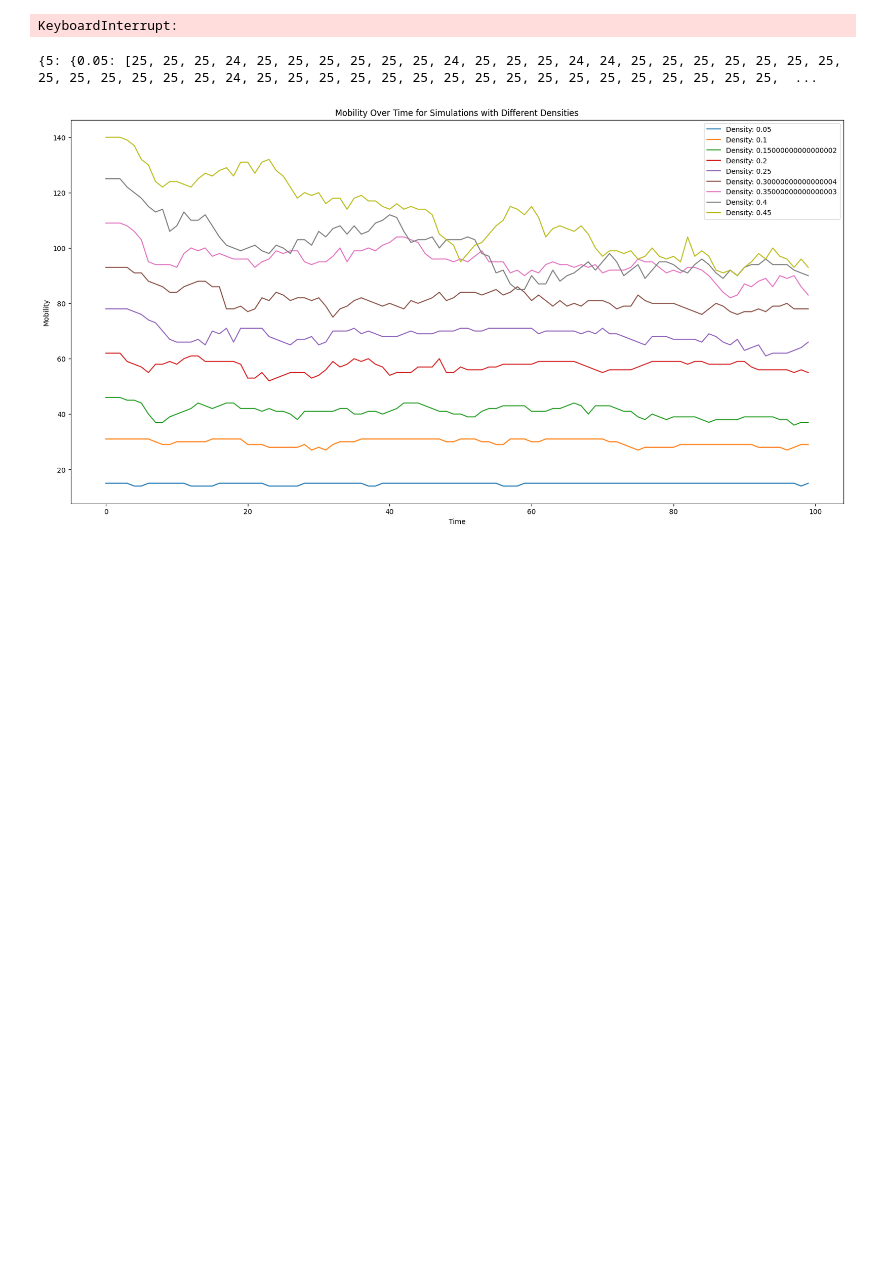
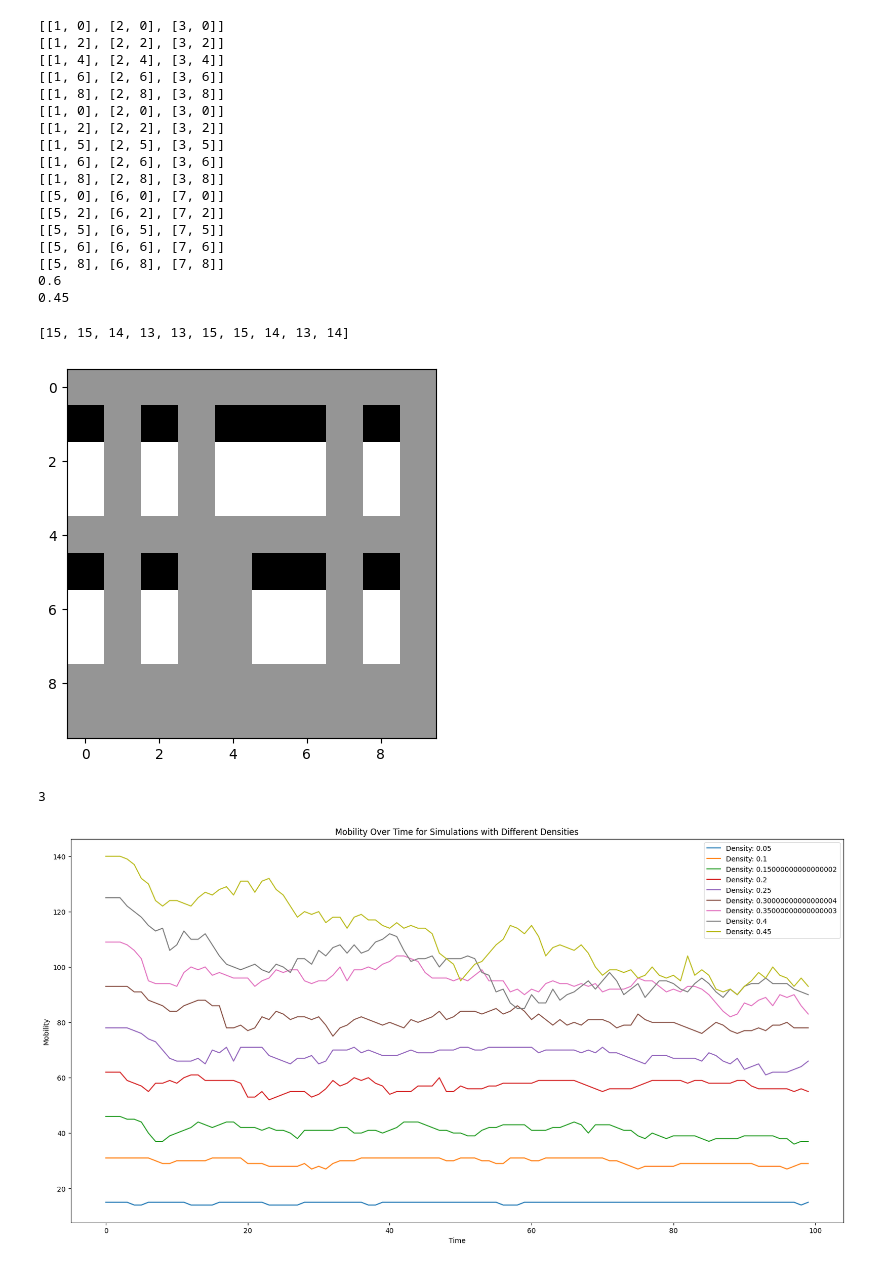
Before and after one commit to Isi2000/FCW, a Jupyter notebook: simulation.ipynb, the cells around one changed output. Saved outputs shown, nothing was run; the diff lists cells and outputs as text; code cells hidden in the pictures; blank space fills up the shorter version.

Commit message:
code kinda working for first simulations

```diff
--- a/simulation.ipynb
+++ b/simulation.ipynb
@@ -6,6 +6,11 @@ import random
 import os
 import json
 # %%
+import numpy as np
+import random
+import matplotlib.pyplot as plt
+from tqdm import tqdm
+
 class Simulation:
     def __init__(self,  b_size=100, density=0.5, chain_len=5):
         self.b_size = b_size
@@ -17,28 +22,26 @@ class Simulation:
         self.mobility = []
 
         idx = 0
+
         while idx < self.n_chains:
-            chain_x, chain_y = np.random.randint(0, self.b_size), np.random.randint(0, self.b_size)
-            # Check if the chain can be placed vertically
-            if len(self.positions)>0:
-                for p in self.positions:
-                    if chain_x + self.chain_len <= self.b_size and all(self.board[chain_x + i, chain_y] not in p for i in range(self.chain_len)):
-                        chains_positions = [(chain_x + k, chain_y) for k in range(self.chain_len)]
-                        self.positions.append(chains_positions)
-                        idx += 1
-                        if idx >= self.n_chains:
-                            break
-                                    # If not, check if the chain can be placed horizontally
-                    elif chain_y + self.chain_len <= self.b_size and all(self.board[chain_x, chain_y + i] not in p for i in range(self.chain_len)):
-                        chains_positions = [(chain_x, chain_y + k) for k in range(self.chain_len)]
-                        self.positions.append(chains_positions)
-                        idx += 1
-                        if idx >= self.n_chains:
-                            break
+            row = len(self.positions)//self.b_size
+            for i in range(1,self.b_size, 2):
+                random_mov = np.random.choice([0,-1])
+                chains_positions = [[1+row*chain_len + k, i + random_mov  ] for k in range(chain_len-1)]
+                if chains_positions[:][0] not in self.positions:
+                    self.positions.append(chains_positions)
+                    idx += 1
+                if idx >= self.n_chains:
+                    break
+
 
         self.labeled_chains = {key: position for key, position in enumerate(self.positions, 1)}
         self.update_board()
-        self.density = len(self.positions) * chain_len / self.b_size**2
+        self.density_1 = len(self.labeled_chains) * (self.chain_len-1) / (self.b_size)**2
+        for _, values in self.labeled_chains.items():
+            print(values)
+
+
 
     def update_board(self):
         self.board = np.zeros((self.b_size, self.b_size))
@@ -46,9 +49,9 @@ class Simulation:
             for index, (x, y) in enumerate(positions):
                 if index == 0:
                     # Initialize to a different value if it's the first one in the chain
-                    self.board[x, y] = 1
+                    self.board[x, y] = 10
                 else:
-                    self.board[x, y] = -1
+                    self.board[x, y] = -10
 
     def free_spot_finder(self, coordinate):
         free_spots = []
@@ -68,37 +71,56 @@ class Simulation:
                 count += 1
         return count
 
     def step(self):
       for key, positions in self.labeled_chains.items():
         free_spots = self.free_spot_finder(positions[0])
         if free_spots:
           mov = random.choice(free_spots)
           self.board[positions[-1]] = 0
           positions[1:] = positions[0:-1]
           positions[0] = mov
         self.update_board()
       self.mobility.append(self.mobility_measurer())
 
     def evolution(self, num_of_iterations, show_progress_bar=True):
         if show_progress_bar:
             progress_bar = tqdm(range(num_of_iterations))
         else:
             progress_bar = range(num_of_iterations)
 
         for i in progress_bar:
             self.step()
             #if i%(num_of_iterations-1) == 0:
             #  plt.imshow(self.board)
             #  plt.show()
 
 
-s = Simulation(b_size=10, density=0.3, chain_len=2)
-print(len(s.positions))
+s = Simulation(b_size=10, density= 0.6, chain_len=4)
 print(s.density)
-plt.imshow(s.board)
+print(s.density_1)
+plt.imshow(s.board, cmap='Greys')  # You can choose any colormap here
 s.evolution(10)
+print(s.mobility)
 # %% [output]
-KeyboardInterrupt:
+[[1, 0], [2, 0], [3, 0]]
+[[1, 2], [2, 2], [3, 2]]
+[[1, 4], [2, 4], [3, 4]]
+[[1, 6], [2, 6], [3, 6]]
+[[1, 8], [2, 8], [3, 8]]
+[[1, 0], [2, 0], [3, 0]]
+[[1, 2], [2, 2], [3, 2]]
+[[1, 5], [2, 5], [3, 5]]
+[[1, 6], [2, 6], [3, 6]]
+[[1, 8], [2, 8], [3, 8]]
+[[5, 0], [6, 0], [7, 0]]
+[[5, 2], [6, 2], [7, 2]]
+[[5, 5], [6, 5], [7, 5]]
+[[5, 6], [6, 6], [7, 6]]
+[[5, 8], [6, 8], [7, 8]]
+0.6
+0.45
+[15, 15, 14, 13, 13, 15, 15, 14, 13, 14]
+[figure, added]
 # %%
 #simulations
 board_size = 50
@@ -113,10 +135,10 @@ for chain_len in chain_l_vals:
         s = Simulation(b_size = board_size, density=density, chain_len=chain_len)
         s.evolution(num_iteration)
         results[chain_len][density] = s.mobility
-# %%
-print(results)
-# %% [output]
-{5: {0.05: [25, 25, 25, 24, 25, 25, 25, 25, 25, 25, 24, 25, 25, 25, 24, 24, 25, 25, 25, 25, 25, 25, 25, 25, 25, 25, 25, 25, 25, 24, 25, 25, 25, 25, 25, 25, 25, 25, 25, 25, 25, 25, 25, 25, 25, 25, 25,  ...
+# %%
+print(len([1,2,3]))
+# %% [output]
+3
 # %%
 import matplotlib.pyplot as plt
 
```
Also changed, not shown: parts of 1 cell of this notebook.
